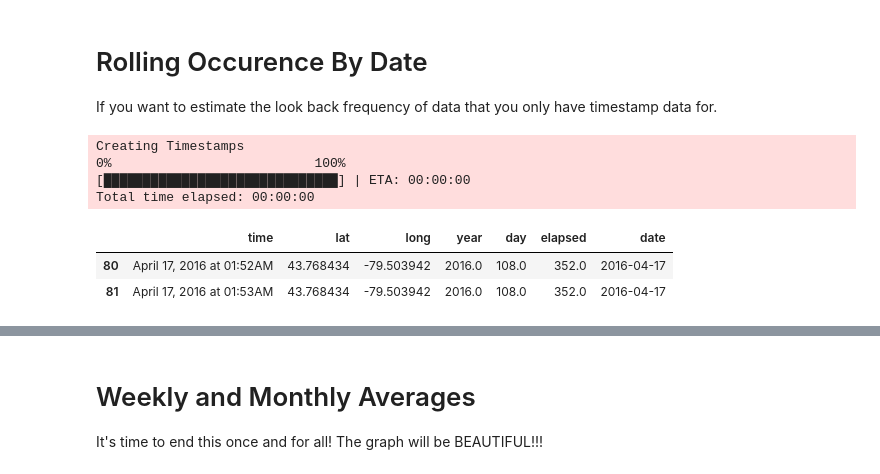
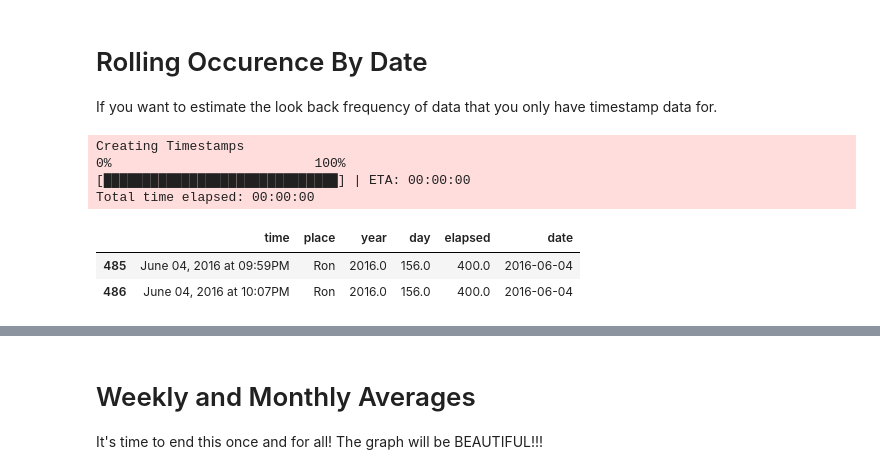
Before and after one commit to arose13/RandomPython, a Jupyter notebook: Rolling Occurrence By Date.ipynb, the cells around one changed output, grey strips where cells are left out. Cells and saved outputs as stored; diff of their text form; code cells hidden in the pictures.

```diff
--- a/Rolling Occurrence By Date.ipynb
+++ b/Rolling Occurrence By Date.ipynb
@@ -21,31 +21,31 @@ sns.set_style('whitegrid')
 ymd_format = '%Y-%m-%d'
 # %%
 # Preprocess Data
-data = pd.read_csv('data/did it 17042016.csv', header=-1)
-data.columns = ['time', 'lat', 'long']
+data = pd.read_csv('data/visits/visited-data-07062016.csv', header=-1)
+data.columns = ['time', 'place']
 data['year'] = np.nan
 data['day'] = np.nan
 data['elapsed'] = np.nan
 data['date'] = ''
 
 progress = pyprind.ProgBar(len(data), bar_char='█', title='Creating Timestamps')
 for i, time_string in enumerate(data['time']):
     time_data = dt.strptime(time_string, '%B %d, %Y at %I:%M%p').timetuple()
     data.loc[i, 'year'] = time_data.tm_year
     data.loc[i, 'day'] = time_data.tm_yday
     data.loc[i, 'elapsed'] = (365 * (time_data.tm_year - 2015)) + (time_data.tm_yday - 121)
     data.loc[i, 'date'] = time.strftime(ymd_format, time_data)
     progress.update()
 
 display(data.tail(2))
 # %% [output]
 Creating Timestamps
 0%                          100%
 [██████████████████████████████] | ETA: 00:00:00
 Total time elapsed: 00:00:00
-|  | time | lat | long | year | day | elapsed | date |
-| 80 | April 17, 2016 at 01:52AM | 43.768434 | -79.503942 | 2016.0 | 108.0 | 352.0 | 2016-04-17 |
-| 81 | April 17, 2016 at 01:53AM | 43.768434 | -79.503942 | 2016.0 | 108.0 | 352.0 | 2016-04-17 |
+|  | time | place | year | day | elapsed | date |
+| 485 | June 04, 2016 at 09:59PM | Ron | 2016.0 | 156.0 | 400.0 | 2016-06-04 |
+| 486 | June 04, 2016 at 10:07PM | Ron | 2016.0 | 156.0 | 400.0 | 2016-06-04 |
 # %%
 # Remap data to count list
 n = int(data.tail(1)['elapsed'].values[0])
```
Also changed, not shown: parts of 2 cells of this notebook, 3 other files.
